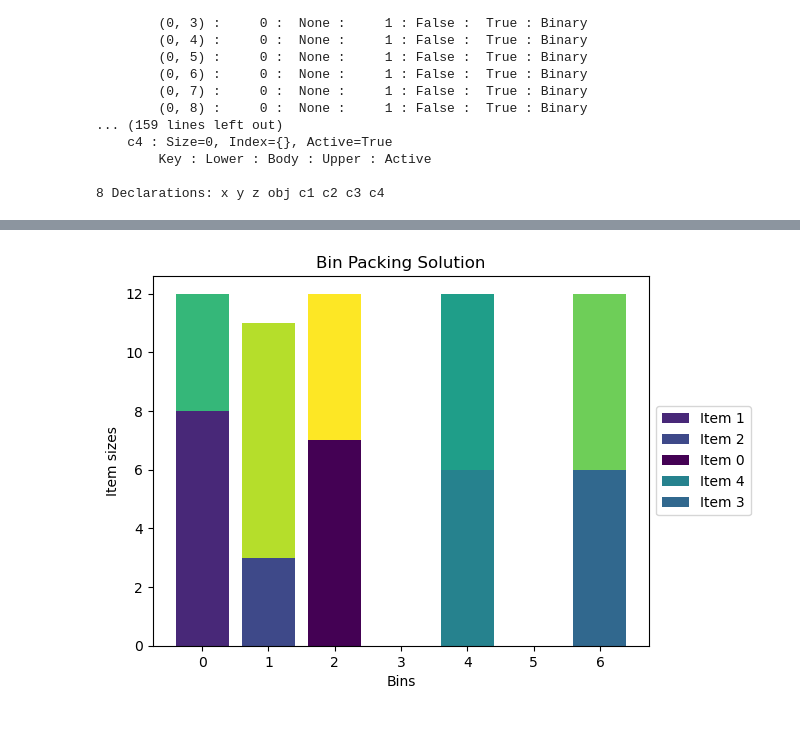
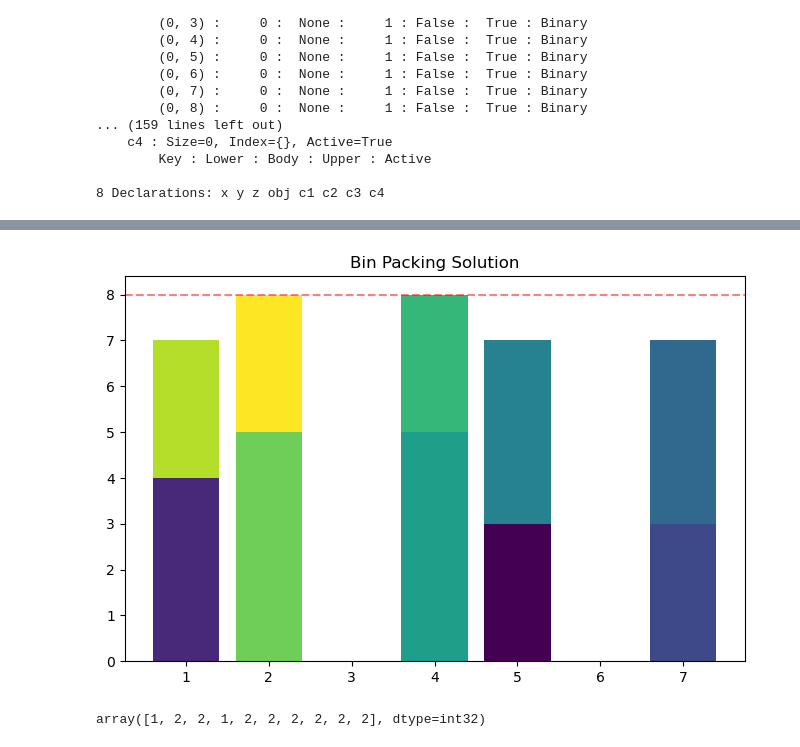
Before and after one commit to kuvychko/Pyomo-NB, a Jupyter notebook: Chapter_1/2_Bin_packing.ipynb, the cells around one changed output, grey strips where cells are left out. Cells and saved outputs as stored; diff of their text form; code cells hidden in the pictures.

Commit message:
Bin packing problem update

```diff
--- a/Chapter_1/2_Bin_packing.ipynb
+++ b/Chapter_1/2_Bin_packing.ipynb
@@ -40,17 +38,9 @@ make_items(10, (4, 10), 0)
 # %% [output]
 array([8, 9, 4, 7, 7, 7, 5, 7, 9, 6], dtype=int32)
 # %%
-def bin_packing(items: np.array, bin_size: int):
+def create_model(items: np.array, bin_size: int):
     """
-    Suppose that a set of items $N = \{1, \dots, n\}$ is given. Item $i \in N$ has size $a_i$, which is a positive integer.
-    We would like to put the items into bins. Each bin has size $c$, which is also a positive integer.
-    Suppose $n$ bins are available and $c \geq a_i$ for all $i \in N$.
-    Each item should be put into exactly one bin, and the total size of items put in a bin should not exceed the size of the bin.
-    The aim of the problem is to minimize the maximum empty space left in the used bins.
-
-    Let $x_{ij}$ be 1 if item $i \in N$ is put into bin $j \in N$, and 0 otherwise.
-    Let $y_j$ be 1 if bin $j \in N$ is used and 0 otherwise. Let $z$ be the maximum empty space left.
-    Using these variables, formulate an integer programming model for this problem.
+    Function to create a Pyomo model of the bin packing problem.
 
     Args:
         items (np.array): Array of item sizes.
@@ -96,6 +86,6 @@ def bin_packing(items: np.array, bin_size: int):
 
     return model
 # %%
-a = make_items(10, (3, 10), 0)
+a = make_items(10, (3, 6), 0)
 a
 # %% [output]
@@ -103,5 +93,5 @@ array([7, 8, 3, 6, 6, 6, 4, 6, 8, 5], dtype=int32)
 # %%
-model = bin_packing(a, 12)
+model = create_model(a, 8)
 # %%
 model.pprint()
 # %% [output]
@@ -158,13 +143,15 @@ bin_packing_solution(model)
 # %%
-# Create a function to show the bin packing solution as a stacked bar plot
-def bin_packing_plot(model, problem: np.array):
+def bin_packing_plot(model, problem: np.array, bin_size: Optional[int] = None, figsize=(8, 5)):
     """
     Function to show the bin packing solution as a stacked bar plot.
 
     Each bar represents a bin, and different items are colored differently and stacked on top of each other.
 
     Args:
-        model (pyo.ConcreteModel): Pyomo model of the problem.
+        model (pyo.ConcreteModel): solved Pyomo model of the problem.
+        problem (np.array): Array of item sizes. Used to get the size of each item.
+        bin_size (int): Size of the bins. Used to draw the size of the bins.
+        figsize (Tuple[int, int]): Size of the plot.
 
     Returns:
         None
@@ -178,21 +165,20 @@ def bin_packing_plot(model, problem: np.array):
                 bins[j].append(i)
 
     colors = plt.cm.viridis(np.linspace(0, 1, len(bins)))
-
+    fig, ax = plt.subplots(figsize=figsize)
     for j, bin_items in enumerate(bins):
         bottom = 0
         for item in bin_items:
-            plt.bar(j, problem[item], bottom=bottom, color=colors[item], label=f'Item {item}' if bottom == 0 else "")
+            ax.bar(j, problem[item], bottom=bottom, color=colors[item], label=f'Item {item}' if bottom == 0 else "")
             bottom += problem[item]
+    if bin_size:
+        ax.axhline(y=bin_size, color='r', linestyle='--', alpha=0.5, label=f'Bin size = {bin_size}')
 
-    plt.xlabel('Bins')
-    plt.ylabel('Item sizes')
-    handles, labels = plt.gca().get_legend_handles_labels()
-    by_label = dict(zip(labels, handles))
-    plt.legend(by_label.values(), by_label.keys(), loc='center left', bbox_to_anchor=(1, 0.5))
-    plt.title('Bin Packing Solution')
+    # set x-axis to only show major ticks
+    ax.xaxis.set_major_locator(plt.MultipleLocator(1))
+    ax.set_title('Bin Packing Solution')
     plt.show()
 # %%
-bin_packing_plot(model, a)
+bin_packing_plot(model, a, 8)
 # %% [output]
-[figure, old version]
+[figure, new version]
@@ -198,0 +203,5 @@ bin_packing_plot(model, a)
+# %%
+bins1 = make_items(10, (1, 3), 0)
+bins1
+# %% [output]
+array([1, 2, 2, 1, 2, 2, 2, 2, 2, 2], dtype=int32)
```
Also changed, not shown: parts of 8 cells of this notebook, 1 other file.
